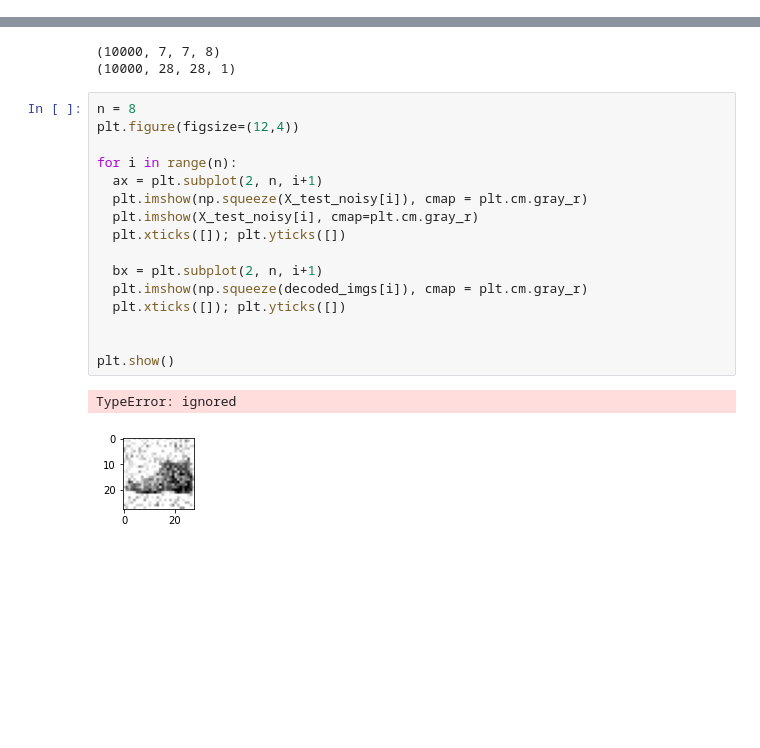
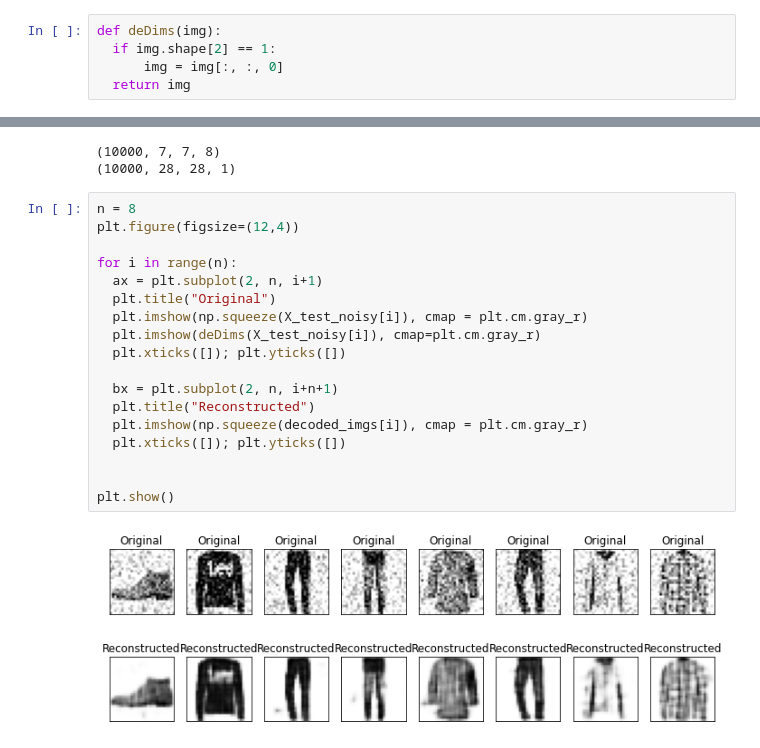
Before and after one commit to MAOK-Yongsuk/One-AI-Project-per-week-Challenge, a Jupyter notebook: Week03/ImageDenoise.ipynb, the cells around one changed output, grey strips where cells are left out. Drawn from its saved outputs; the diff is of its cells as text; blank space fills up the shorter version.

```diff
--- a/Week03/ImageDenoise.ipynb
+++ b/Week03/ImageDenoise.ipynb
@@ -40,2 +42,7 @@ X_train.shape
+# %%
+def deDims(img):
+  if img.shape[2] == 1:
+      img = img[:, :, 0]
+  return img
 # %%
 img = X_train_noisy[1]
@@ -106,19 +112,20 @@ print(decoded_imgs.shape)
 # %%
 n = 8
 plt.figure(figsize=(12,4))
 
 for i in range(n):
   ax = plt.subplot(2, n, i+1)
+  plt.title("Original")
   plt.imshow(np.squeeze(X_test_noisy[i]), cmap = plt.cm.gray_r)
-  plt.imshow(X_test_noisy[i], cmap=plt.cm.gray_r)
+  plt.imshow(deDims(X_test_noisy[i]), cmap=plt.cm.gray_r)
   plt.xticks([]); plt.yticks([])
 
-  bx = plt.subplot(2, n, i+1)
+  bx = plt.subplot(2, n, i+n+1)
+  plt.title("Reconstructed")
   plt.imshow(np.squeeze(decoded_imgs[i]), cmap = plt.cm.gray_r)
   plt.xticks([]); plt.yticks([])
 
 
 plt.show()
 # %% [output]
-TypeError: ignored
-[figure, old version]
+[figure, new version]
```
Also changed, not shown: parts of 4 cells of this notebook.
